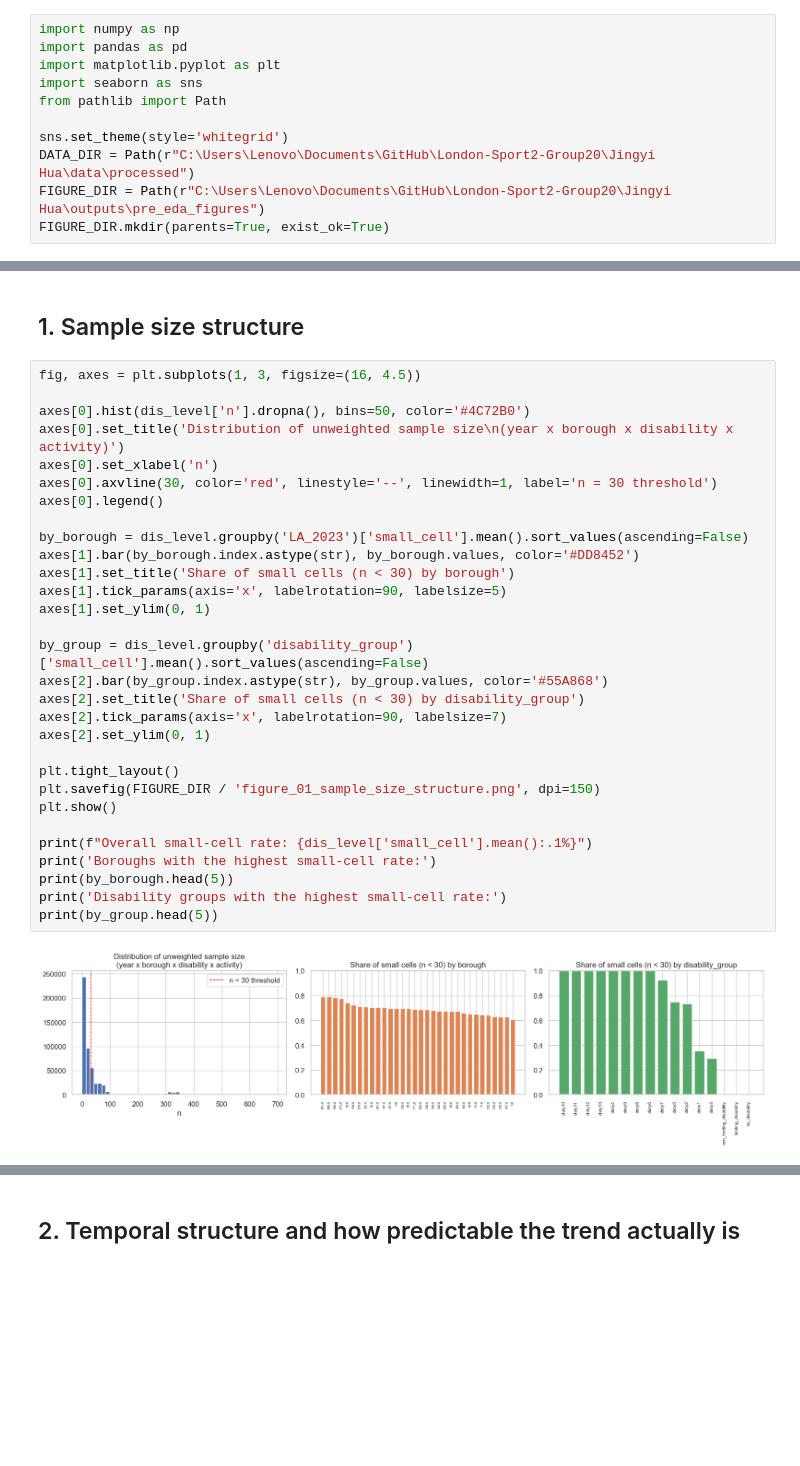
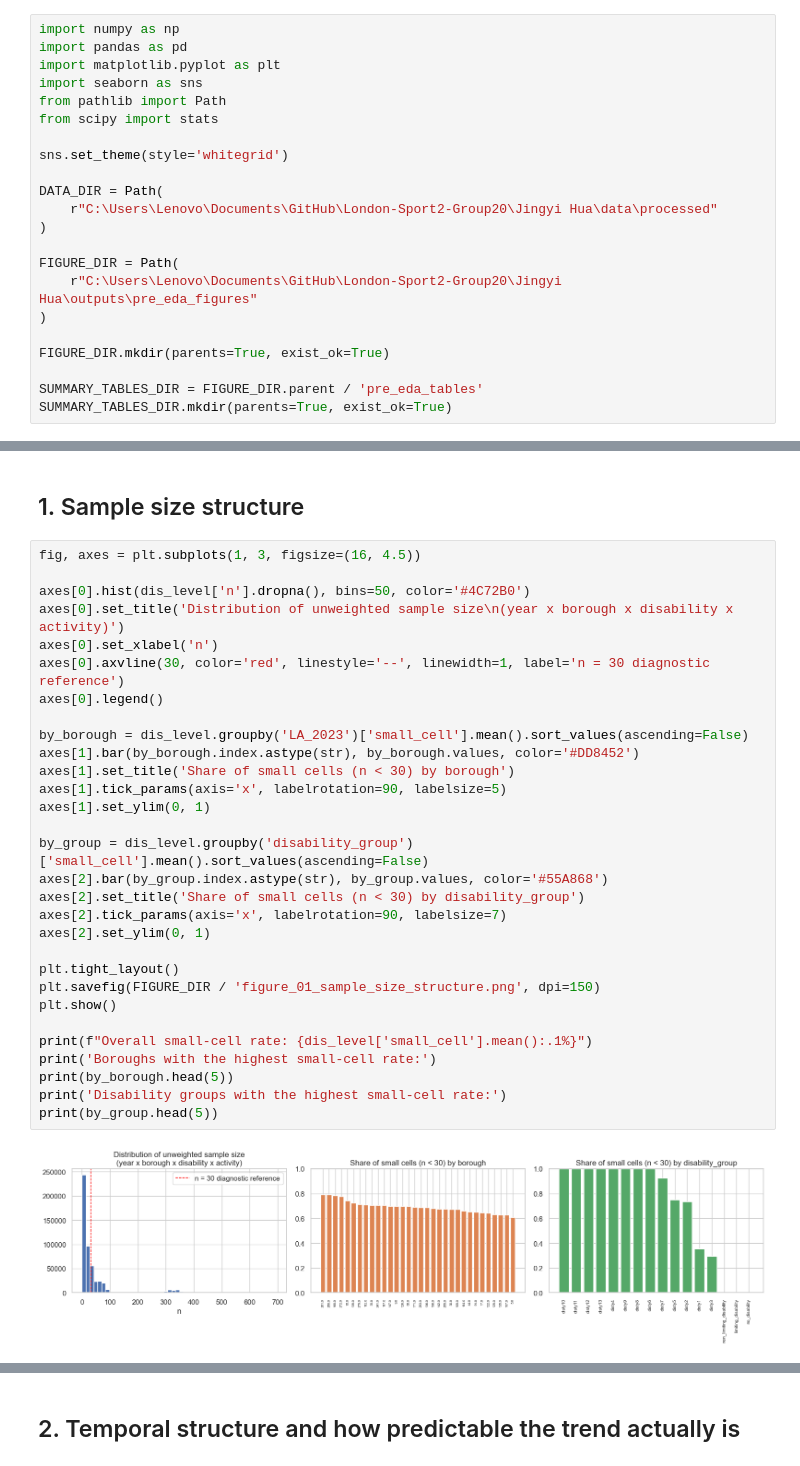
Before and after one commit to YifengMao666/London-Sport2-Group20, a Jupyter notebook: Jingyi Hua/notebooks/05_RQ3_pre_modeling_eda.ipynb, the cells around one changed output, grey strips where cells are left out. Saved outputs shown, nothing was run; the diff lists cells and outputs as text; blank space fills up the shorter version.

```diff
--- a/Jingyi Hua/notebooks/05_RQ3_pre_modeling_eda.ipynb
+++ b/Jingyi Hua/notebooks/05_RQ3_pre_modeling_eda.ipynb
@@ -8,11 +8,22 @@ import pandas as pd
 import matplotlib.pyplot as plt
 import seaborn as sns
 from pathlib import Path
+from scipy import stats
 
 sns.set_theme(style='whitegrid')
-DATA_DIR = Path(r"C:\Users\Lenovo\Documents\GitHub\London-Sport2-Group20\Jingyi Hua\data\processed")
-FIGURE_DIR = Path(r"C:\Users\Lenovo\Documents\GitHub\London-Sport2-Group20\Jingyi Hua\outputs\pre_eda_figures")
+
+DATA_DIR = Path(
+    r"C:\Users\Lenovo\Documents\GitHub\London-Sport2-Group20\Jingyi Hua\data\processed"
+)
+
+FIGURE_DIR = Path(
+    r"C:\Users\Lenovo\Documents\GitHub\London-Sport2-Group20\Jingyi Hua\outputs\pre_eda_figures"
+)
+
 FIGURE_DIR.mkdir(parents=True, exist_ok=True)
+
+SUMMARY_TABLES_DIR = FIGURE_DIR.parent / 'pre_eda_tables'
+SUMMARY_TABLES_DIR.mkdir(parents=True, exist_ok=True)
 # %%
 dis_level = pd.read_csv(DATA_DIR / 'RQ3_borough_disability_MEMS7GR_all_years.csv')
 dis_overall = pd.read_csv(DATA_DIR / 'RQ3_borough_disability_overall_all_years.csv')
@@ -29,35 +40,35 @@ overall small-cell rate: 0.691
 # %%
 fig, axes = plt.subplots(1, 3, figsize=(16, 4.5))
 
 axes[0].hist(dis_level['n'].dropna(), bins=50, color='#4C72B0')
 axes[0].set_title('Distribution of unweighted sample size\n(year x borough x disability x activity)')
 axes[0].set_xlabel('n')
-axes[0].axvline(30, color='red', linestyle='--', linewidth=1, label='n = 30 threshold')
+axes[0].axvline(30, color='red', linestyle='--', linewidth=1, label='n = 30 diagnostic reference')
 axes[0].legend()
 
 by_borough = dis_level.groupby('LA_2023')['small_cell'].mean().sort_values(ascending=False)
 axes[1].bar(by_borough.index.astype(str), by_borough.values, color='#DD8452')
 axes[1].set_title('Share of small cells (n < 30) by borough')
 axes[1].tick_params(axis='x', labelrotation=90, labelsize=5)
 axes[1].set_ylim(0, 1)
 
 by_group = dis_level.groupby('disability_group')['small_cell'].mean().sort_values(ascending=False)
 axes[2].bar(by_group.index.astype(str), by_group.values, color='#55A868')
 axes[2].set_title('Share of small cells (n < 30) by disability_group')
 axes[2].tick_params(axis='x', labelrotation=90, labelsize=7)
 axes[2].set_ylim(0, 1)
 
 plt.tight_layout()
 plt.savefig(FIGURE_DIR / 'figure_01_sample_size_structure.png', dpi=150)
 plt.show()
 
 print(f"Overall small-cell rate: {dis_level['small_cell'].mean():.1%}")
 print('Boroughs with the highest small-cell rate:')
 print(by_borough.head(5))
 print('Disability groups with the highest small-cell rate:')
 print(by_group.head(5))
 # %% [output]
-[figure, old version]
+[figure, new version]
 Overall small-cell rate: 69.1%
 Boroughs with the highest small-cell rate:
 LA_2023
```
Also changed, not shown: parts of 13 cells of this notebook, 13 other files.
